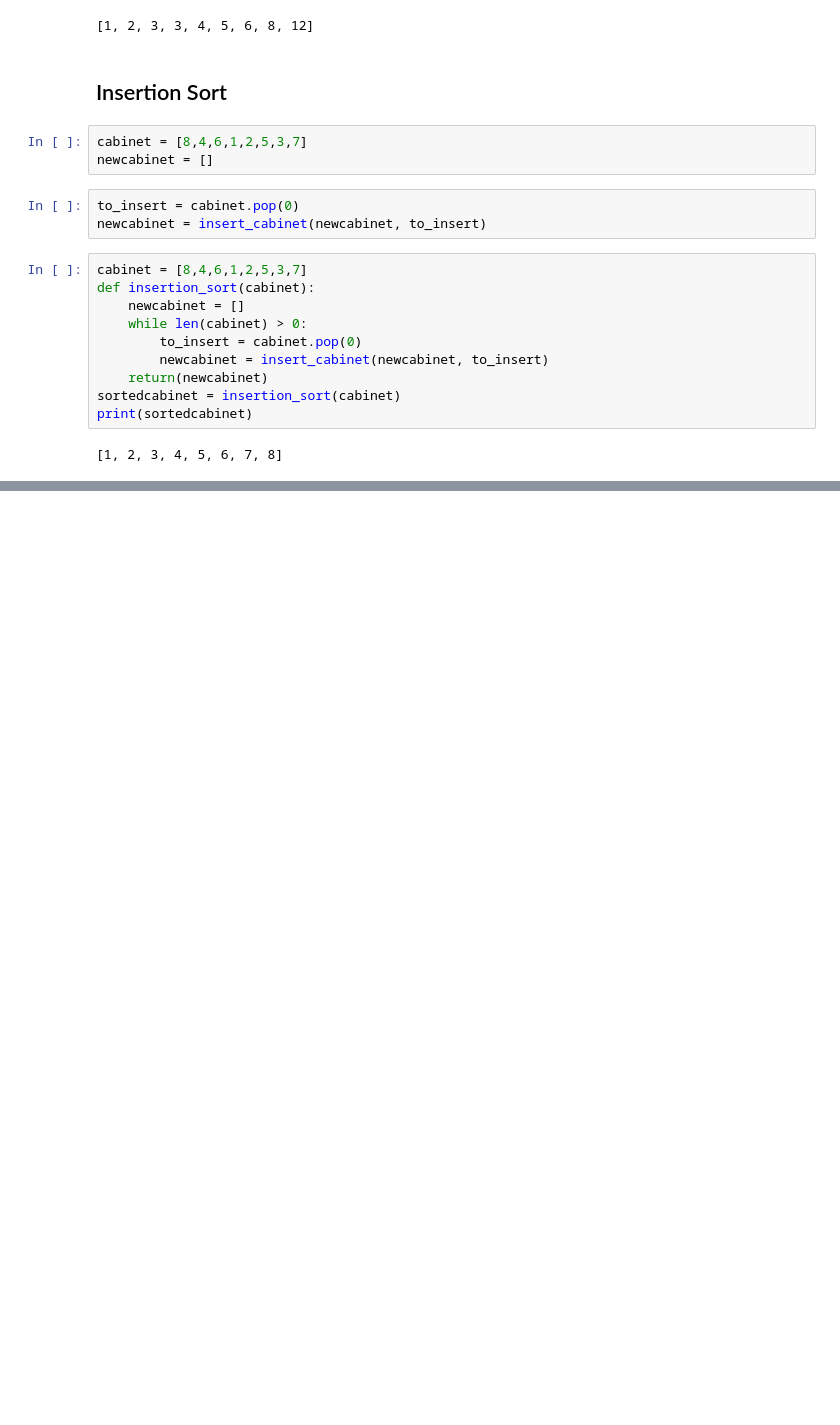
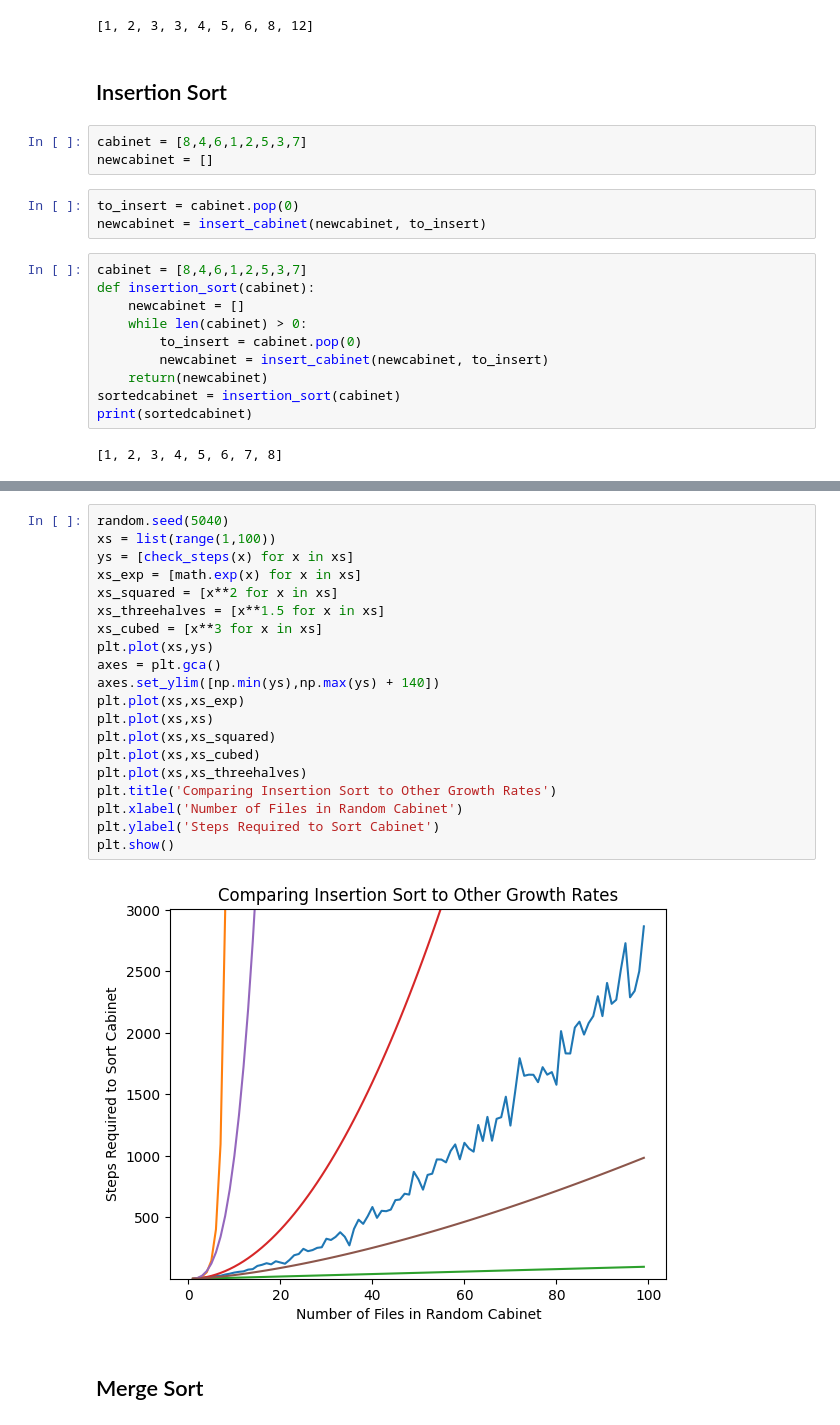
Before and after one commit to alabbott/algorithms, a Jupyter notebook: ch4/sorting.ipynb, the cells around one changed output, grey strips where cells are left out. Drawn from its saved outputs; the diff is of its cells as text; blank space fills up the shorter version.

```diff
--- a/ch4/sorting.ipynb
+++ b/ch4/sorting.ipynb
@@ -44,0 +134,24 @@ print(sortedcabinet)
+# %%
+random.seed(5040)
+xs = list(range(1,100))
+ys = [check_steps(x) for x in xs]
+xs_exp = [math.exp(x) for x in xs]
+xs_squared = [x**2 for x in xs]
+xs_threehalves = [x**1.5 for x in xs]
+xs_cubed = [x**3 for x in xs]
+plt.plot(xs,ys)
+axes = plt.gca()
+axes.set_ylim([np.min(ys),np.max(ys) + 140])
+plt.plot(xs,xs_exp)
+plt.plot(xs,xs)
+plt.plot(xs,xs_squared)
+plt.plot(xs,xs_cubed)
+plt.plot(xs,xs_threehalves)
+plt.title('Comparing Insertion Sort to Other Growth Rates')
+plt.xlabel('Number of Files in Random Cabinet')
+plt.ylabel('Steps Required to Sort Cabinet')
+plt.show()
+# %% [output]
+[figure, added]
+# %% [markdown]
+## Merge Sort
```
Also changed, not shown: parts of 19 cells of this notebook.
